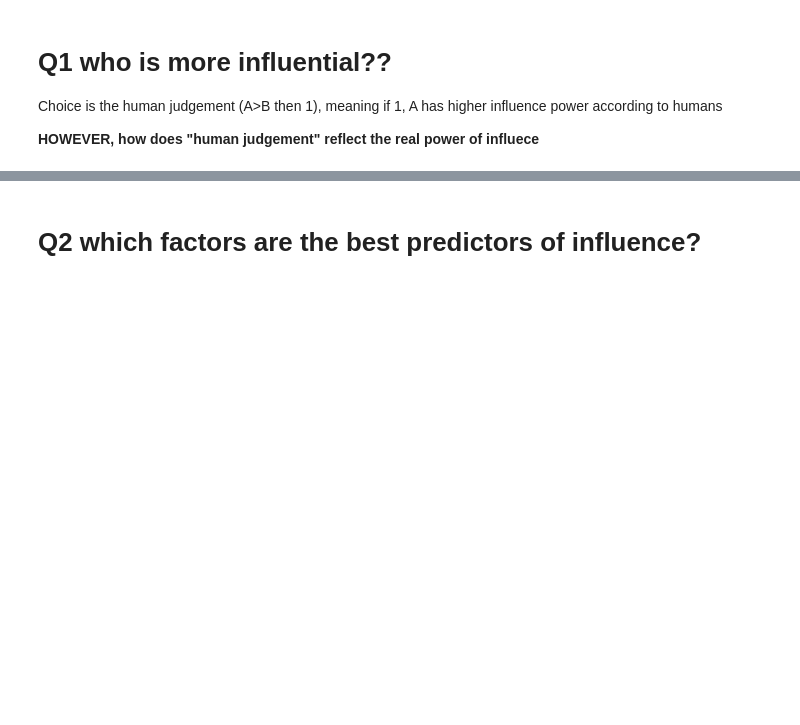
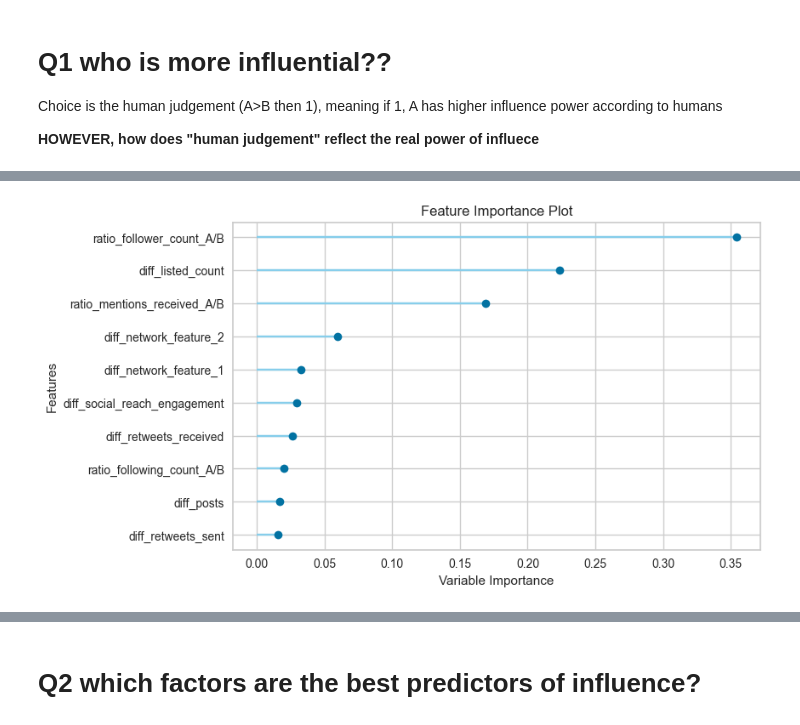
Before and after one commit to lazy0ninja/Social_Media_Analytics, a Jupyter notebook: Part1/part1_modeling.ipynb, the cells around one changed output, grey strips where cells are left out. Drawn from its saved outputs; the diff is of its cells as text; code cells hidden in the pictures; blank space fills up the shorter version.

```diff
--- a/Part1/part1_modeling.ipynb
+++ b/Part1/part1_modeling.ipynb
@@ -36,0 +114,2 @@ memory usage: 671.0 KB
+# %%
+gbc = create_model('gbc')
@@ -36,0 +358,3 @@ memory usage: 671.0 KB
+# %%
+plot_model(gbc, plot='feature')
+# %% [output]
@@ -36,0 +362 @@ memory usage: 671.0 KB
+[figure, added]
```
Also changed, not shown: parts of 43 cells of this notebook, 1 other file.
